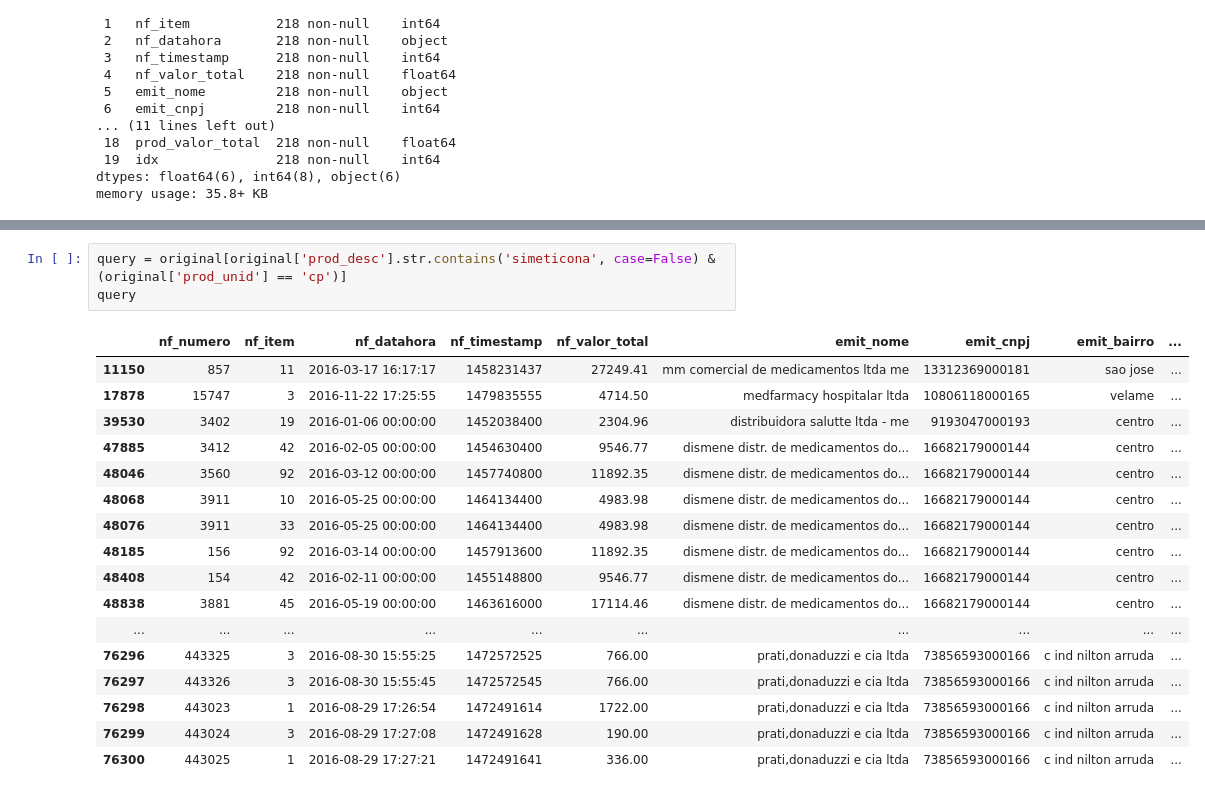
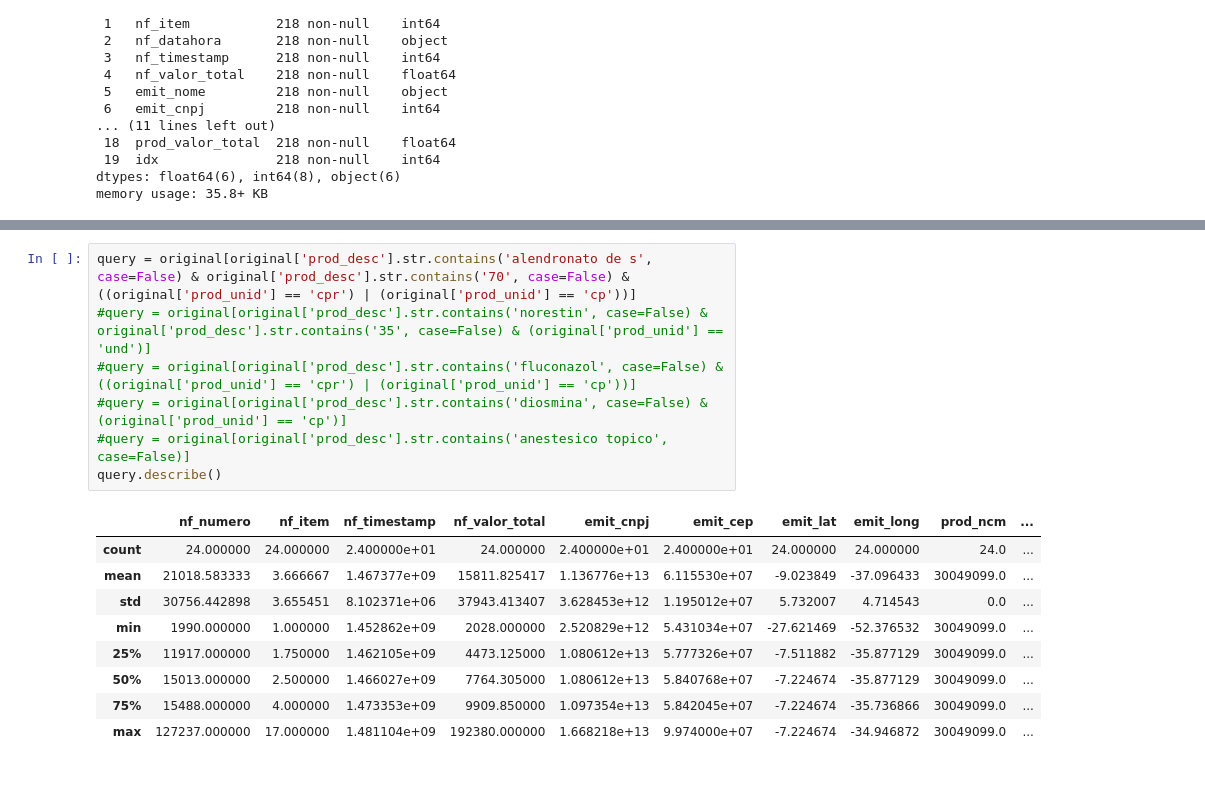
Before and after one commit to breno-abreu/TCC, a Jupyter notebook: results/real values.ipynb, the cells around one changed output, grey strips where cells are left out. Saved outputs shown, nothing was run; the diff lists cells and outputs as text.

```diff
--- a/results/real values.ipynb
+++ b/results/real values.ipynb
@@ -192,21 +192,17 @@ memory usage: 2.5+ KB
 # %%
-query = original[original['prod_desc'].str.contains('simeticona', case=False) & (original['prod_unid'] == 'cp')]
-query
+query = original[original['prod_desc'].str.contains('alendronato de s', case=False) & original['prod_desc'].str.contains('70', case=False) & ((original['prod_unid'] == 'cpr') | (original['prod_unid'] == 'cp'))]
+#query = original[original['prod_desc'].str.contains('norestin', case=False) & original['prod_desc'].str.contains('35', case=False) & (original['prod_unid'] == 'und')]
+#query = original[original['prod_desc'].str.contains('fluconazol', case=False) & ((original['prod_unid'] == 'cpr') | (original['prod_unid'] == 'cp'))]
+#query = original[original['prod_desc'].str.contains('diosmina', case=False) & (original['prod_unid'] == 'cp')]
+#query = original[original['prod_desc'].str.contains('anestesico topico', case=False)]
+query.describe()
 # %% [output]
-|  | nf_numero | nf_item | nf_datahora | nf_timestamp | nf_valor_total | emit_nome | emit_cnpj | emit_bairro | ... |
-| 11150 | 857 | 11 | 2016-03-17 16:17:17 | 1458231437 | 27249.41 | mm comercial de medicamentos ltda me | 13312369000181 | sao jose | ... |
-| 17878 | 15747 | 3 | 2016-11-22 17:25:55 | 1479835555 | 4714.50 | medfarmacy hospitalar ltda | 10806118000165 | velame | ... |
-| 39530 | 3402 | 19 | 2016-01-06 00:00:00 | 1452038400 | 2304.96 | distribuidora salutte ltda - me | 9193047000193 | centro | ... |
-| 47885 | 3412 | 42 | 2016-02-05 00:00:00 | 1454630400 | 9546.77 | dismene distr. de medicamentos do... | 16682179000144 | centro | ... |
-| 48046 | 3560 | 92 | 2016-03-12 00:00:00 | 1457740800 | 11892.35 | dismene distr. de medicamentos do... | 16682179000144 | centro | ... |
-| 48068 | 3911 | 10 | 2016-05-25 00:00:00 | 1464134400 | 4983.98 | dismene distr. de medicamentos do... | 16682179000144 | centro | ... |
-| 48076 | 3911 | 33 | 2016-05-25 00:00:00 | 1464134400 | 4983.98 | dismene distr. de medicamentos do... | 16682179000144 | centro | ... |
-| 48185 | 156 | 92 | 2016-03-14 00:00:00 | 1457913600 | 11892.35 | dismene distr. de medicamentos do... | 16682179000144 | centro | ... |
-| 48408 | 154 | 42 | 2016-02-11 00:00:00 | 1455148800 | 9546.77 | dismene distr. de medicamentos do... | 16682179000144 | centro | ... |
-| 48838 | 3881 | 45 | 2016-05-19 00:00:00 | 1463616000 | 17114.46 | dismene distr. de medicamentos do... | 16682179000144 | centro | ... |
-| ... | ... | ... | ... | ... | ... | ... | ... | ... | ... |
-| 76296 | 443325 | 3 | 2016-08-30 15:55:25 | 1472572525 | 766.00 | prati,donaduzzi e cia ltda | 73856593000166 | c ind nilton arruda | ... |
-| 76297 | 443326 | 3 | 2016-08-30 15:55:45 | 1472572545 | 766.00 | prati,donaduzzi e cia ltda | 73856593000166 | c ind nilton arruda | ... |
-| 76298 | 443023 | 1 | 2016-08-29 17:26:54 | 1472491614 | 1722.00 | prati,donaduzzi e cia ltda | 73856593000166 | c ind nilton arruda | ... |
-| 76299 | 443024 | 3 | 2016-08-29 17:27:08 | 1472491628 | 190.00 | prati,donaduzzi e cia ltda | 73856593000166 | c ind nilton arruda | ... |
-| 76300 | 443025 | 1 | 2016-08-29 17:27:21 | 1472491641 | 336.00 | prati,donaduzzi e cia ltda | 73856593000166 | c ind nilton arruda | ... |
+|  | nf_numero | nf_item | nf_timestamp | nf_valor_total | emit_cnpj | emit_cep | emit_lat | emit_long | prod_ncm | ... |
+| count | 24.000000 | 24.000000 | 2.400000e+01 | 24.000000 | 2.400000e+01 | 2.400000e+01 | 24.000000 | 24.000000 | 24.0 | ... |
+| mean | 21018.583333 | 3.666667 | 1.467377e+09 | 15811.825417 | 1.136776e+13 | 6.115530e+07 | -9.023849 | -37.096433 | 30049099.0 | ... |
+| std | 30756.442898 | 3.655451 | 8.102371e+06 | 37943.413407 | 3.628453e+12 | 1.195012e+07 | 5.732007 | 4.714543 | 0.0 | ... |
+| min | 1990.000000 | 1.000000 | 1.452862e+09 | 2028.000000 | 2.520829e+12 | 5.431034e+07 | -27.621469 | -52.376532 | 30049099.0 | ... |
+| 25% | 11917.000000 | 1.750000 | 1.462105e+09 | 4473.125000 | 1.080612e+13 | 5.777326e+07 | -7.511882 | -35.877129 | 30049099.0 | ... |
+| 50% | 15013.000000 | 2.500000 | 1.466027e+09 | 7764.305000 | 1.080612e+13 | 5.840768e+07 | -7.224674 | -35.877129 | 30049099.0 | ... |
+| 75% | 15488.000000 | 4.000000 | 1.473353e+09 | 9909.850000 | 1.097354e+13 | 5.842045e+07 | -7.224674 | -35.736866 | 30049099.0 | ... |
+| max | 127237.000000 | 17.000000 | 1.481104e+09 | 192380.000000 | 1.668218e+13 | 9.974000e+07 | -7.224674 | -34.946872 | 30049099.0 | ... |
```
Also changed, not shown: parts of 5 cells of this notebook, 13 other files.
